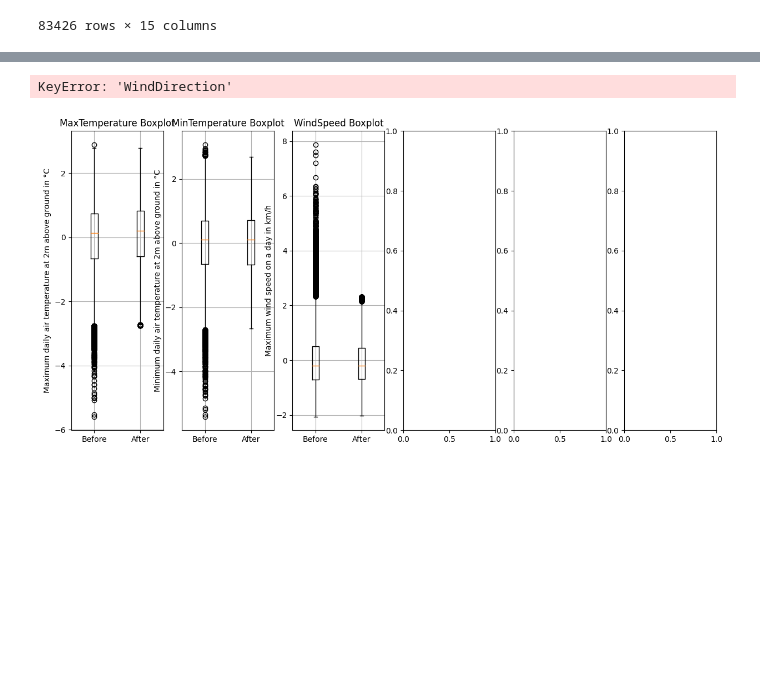
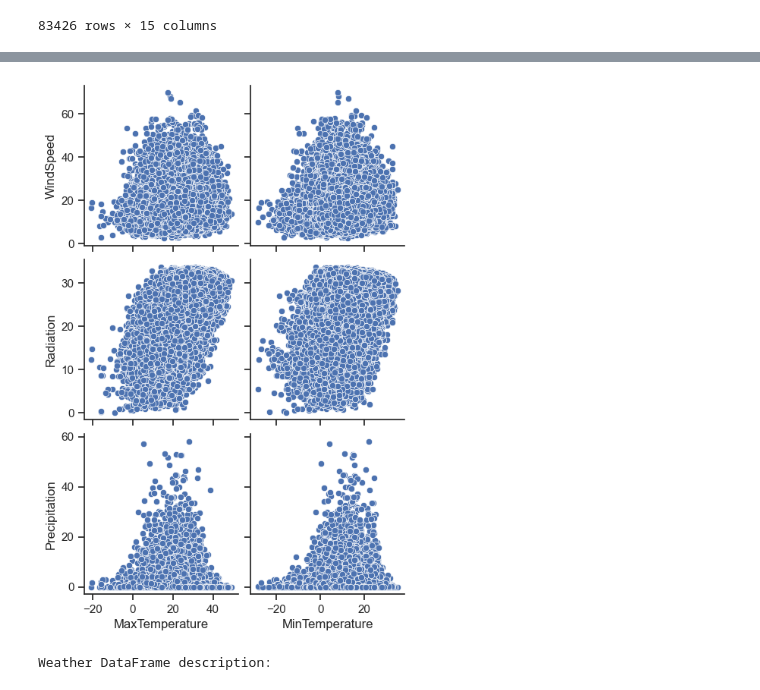
Before and after one commit to jenzalkind/intro-to-data-science-project, a Jupyter notebook: data_acquisition_api.ipynb, the cells around one changed output, grey strips where cells are left out. Drawn from its saved outputs; the diff is of its cells as text; code cells hidden in the pictures; blank space fills up the shorter version.

Commit message:
Review API data

```diff
--- a/data_acquisition_api.ipynb
+++ b/data_acquisition_api.ipynb
@@ -381,5 +152,18 @@ for i in range(1, 13, 1):
-# %%
-boxplot_outliers(weather_df, df2)
-# %% [output]
-KeyError: 'WindDirection'
-[figure, removed]
+# %%
+def visualize_distributions(df):
+    sns.set(style="ticks")
+    sns.pairplot(df,
+                 x_vars=['MaxTemperature', 'MinTemperature'],
+                 y_vars=['WindSpeed', 'Radiation', 'Precipitation'])
+    plt.show()
+# %%
+weather_df = df[WEATHER_COLS].copy()
+
+# Visualize the distribution of weather columns with scatter plots
+visualize_distributions(weather_df)
+
+print('Weather DataFrame description:')
+weather_df.describe(include = 'all')
+# %% [output]
+[figure, added]
+Weather DataFrame description:
```
Also changed, not shown: parts of 25 cells of this notebook.
